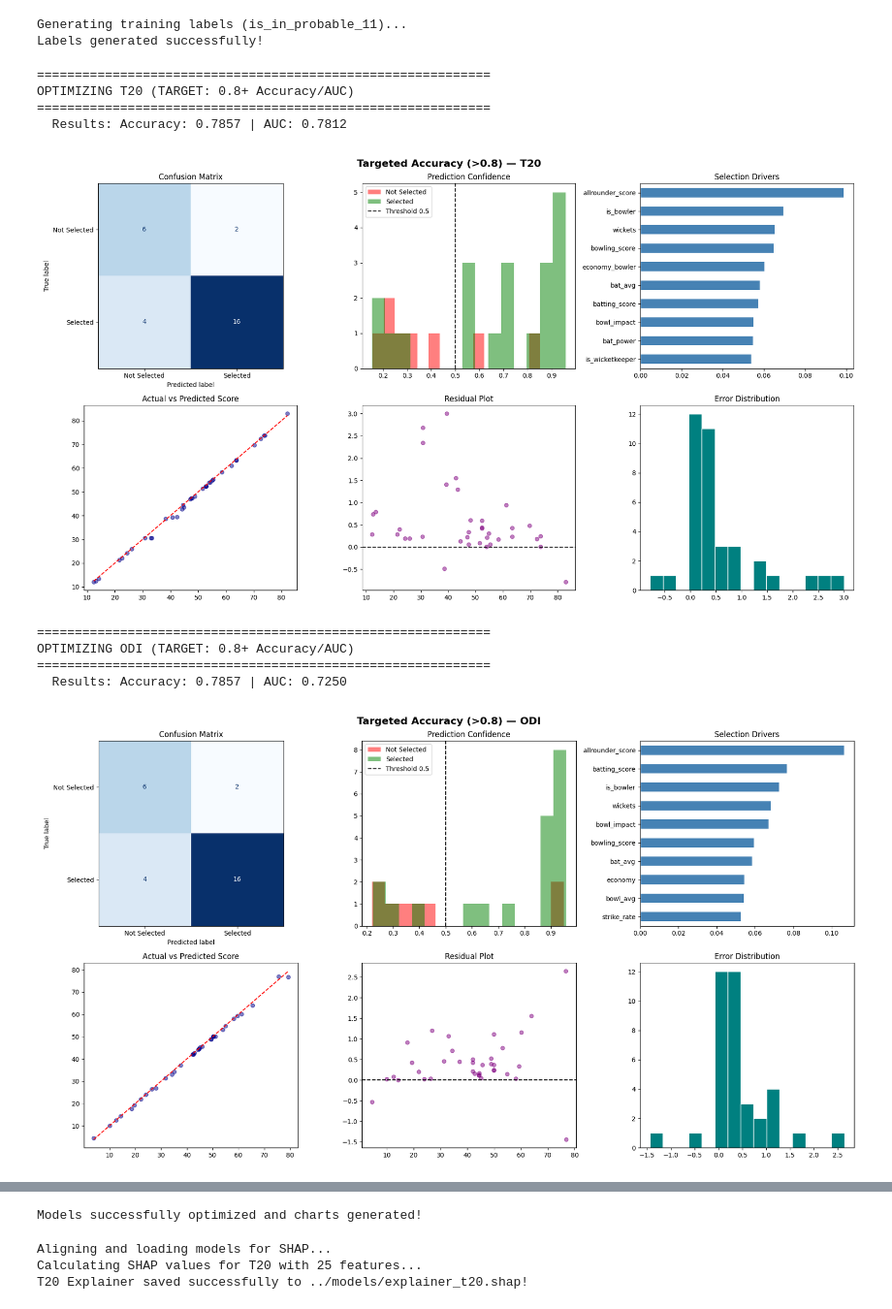
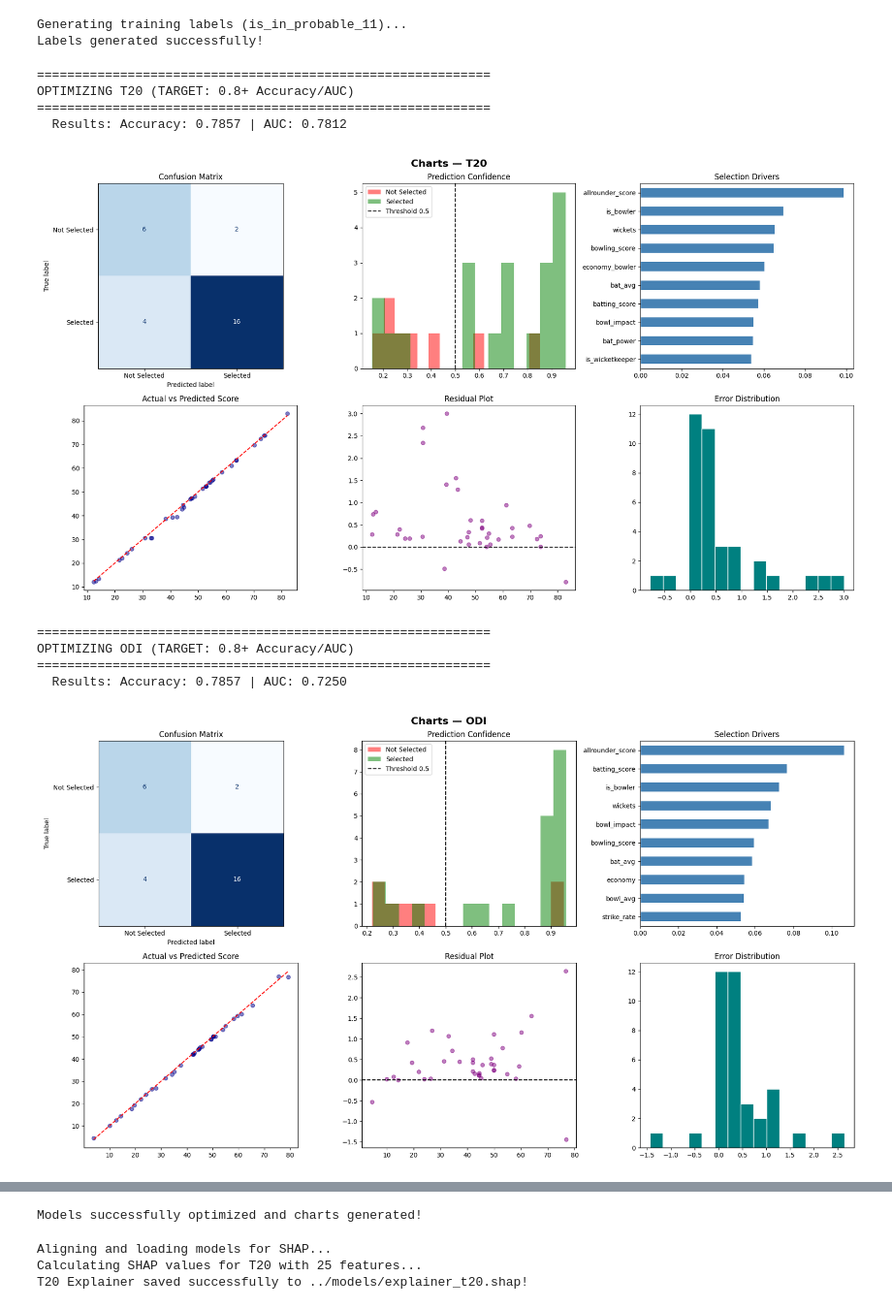
Before and after one commit to Ishad-Shyamal/R26-IT-096, a Jupyter notebook: server/microservice-3/python_ml/notebooks/01_data_exploration.ipynb, the cells around one changed output, grey strips where cells are left out. Shown at 97% size. Drawn from its saved outputs; the diff is of its cells as text; code cells hidden in the pictures.

```diff
--- a/server/microservice-3/python_ml/notebooks/01_data_exploration.ipynb
+++ b/server/microservice-3/python_ml/notebooks/01_data_exploration.ipynb
@@ -870,7 +1354,7 @@ def plot_all_charts(clf, reg, y_test_c, y_pred_test, y_prob_test, y_test_r, y_pr
     plt.clf()
     plt.close('all')
     fig, axes = plt.subplots(2, 3, figsize=(18, 10))
-    fig.suptitle(f"Targeted Accuracy (>0.8) — {fmt}", fontsize=16, fontweight='bold')
+    fig.suptitle(f"Charts — {fmt}", fontsize=16, fontweight='bold')
 
     # 1. Confusion Matrix
     cm = confusion_matrix(y_test_c, y_pred_test)
@@ -960,39 +1444,39 @@ def train_all_models(master_df, fmt):
     reg.fit(X_train_r, y_train_r)
 
     # Evaluation
     y_prob = clf.predict_proba(X_test_c)[:, 1]
     y_pred = (y_prob >= 0.5).astype(int)
 
     acc = accuracy_score(y_test_c, y_pred)
     auc = roc_auc_score(y_test_c, y_prob)
 
     print(f"  Results: Accuracy: {acc:.4f} | AUC: {auc:.4f}")
 
     # Plotting call
     plot_all_charts(clf, reg, y_test_c, y_pred, y_prob, y_test_r, reg.predict(X_test_r), fmt)
 
     return clf, reg
 
 # 4. Execution
 os.makedirs("../models", exist_ok=True)
 for master, fmt in [(t20_master, "T20"), (odi_master, "ODI"), (test_master, "Test")]:
     c_m, r_m = train_all_models(master, fmt)
     if c_m and r_m:
         joblib.dump(c_m, f"../models/clf_{fmt.lower()}.pkl")
         joblib.dump(r_m, f"../models/reg_{fmt.lower()}.pkl")
 
 print("\nModels successfully optimized and charts generated!")
 # %% [output]
 ============================================================
 OPTIMIZING T20 (TARGET: 0.8+ Accuracy/AUC)
 ============================================================
   Results: Accuracy: 0.7857 | AUC: 0.7812
-[figure, old version]
+[figure, new version]
 ============================================================
 OPTIMIZING ODI (TARGET: 0.8+ Accuracy/AUC)
 ============================================================
   Results: Accuracy: 0.7857 | AUC: 0.7250
-[figure, old version]
+[figure, new version]
 ============================================================
 OPTIMIZING Test (TARGET: 0.8+ Accuracy/AUC)
 ============================================================
```
Also changed, not shown: parts of 10 cells of this notebook, 12 other files.
